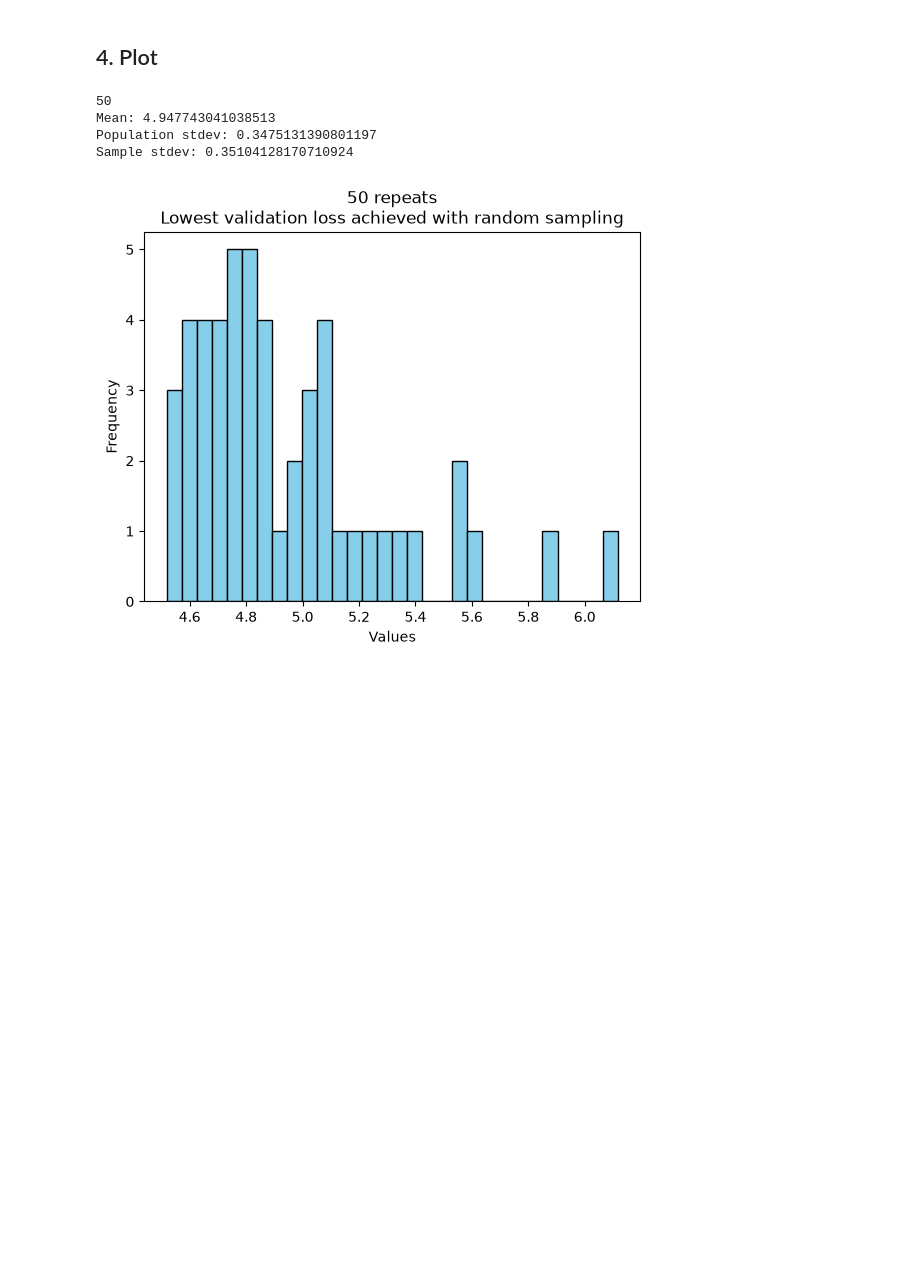
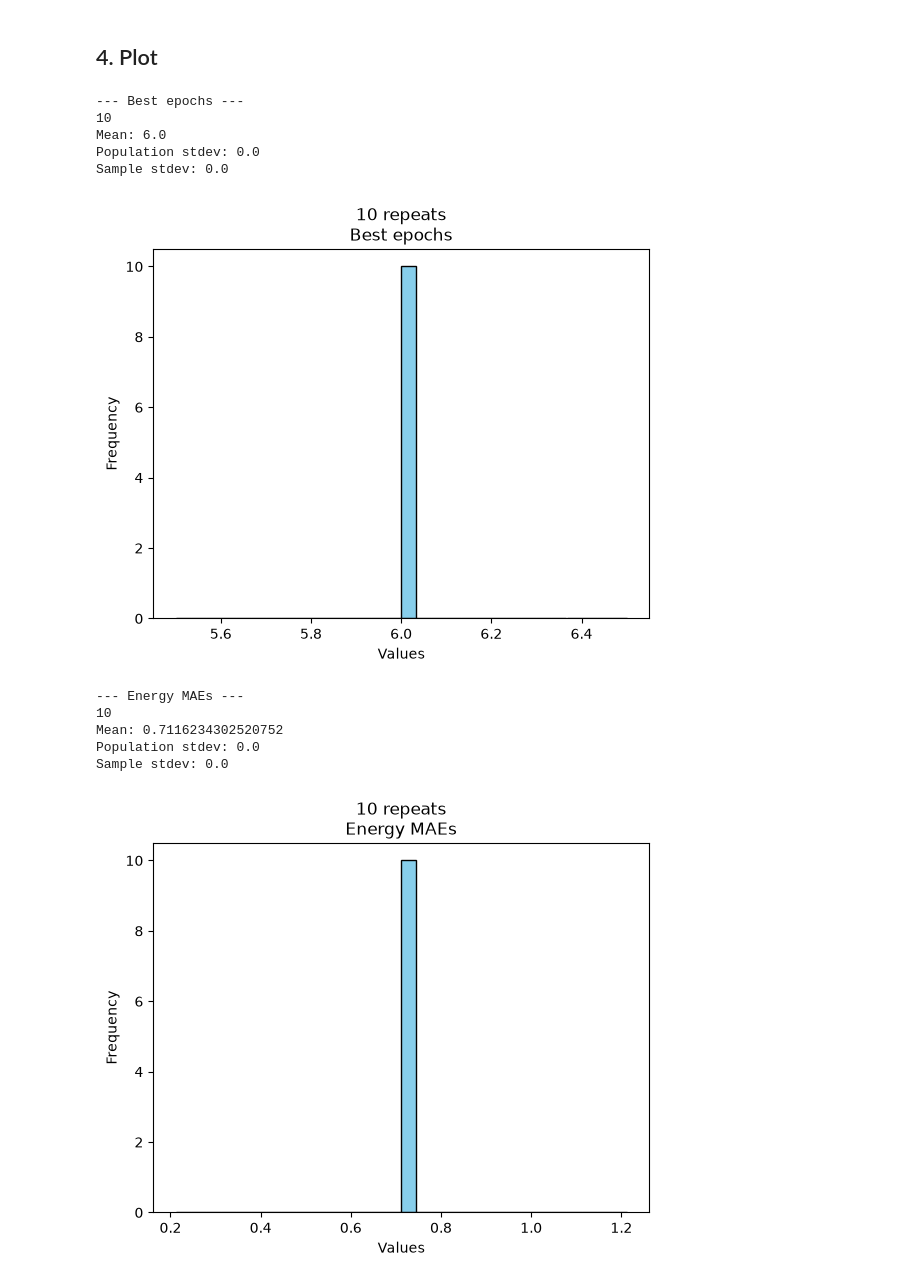
Before and after one commit to yoghurtfork/X-MACE-sampling, a Jupyter notebook: notebooks/repeated_runs.ipynb, the cells around one changed output. Drawn from its saved outputs; the diff is of its cells as text; code cells hidden in the pictures; blank space fills up the shorter version.

```diff
--- a/notebooks/repeated_runs.ipynb
+++ b/notebooks/repeated_runs.ipynb
@@ -269,7 +273,7 @@ desc_matrix:
 ## 2. Choose selector
 # %%
 SELECTOR_TYPE = ["random_sampling", "farthest_point_sampling", "k_means_clustering", "birch", "dbscan", "dbscan_weighted"]
-SELECTOR = SELECTOR_TYPE[2]  # choose the selector type to use
+SELECTOR = SELECTOR_TYPE[0]  # choose the selector type to use
 
 # number of samples to select from the transfer dataset
 N_SAMPLES = 100
@@ -290,6 +301,8 @@ NameError: name 'selectors' is not defined
 best_epochs = []
 energy_maes = []
 # %%
+N_REPEATS = 10
+
 # load train, valid, test sets
 transfer_train_loader = data_builder.load(
     sampled_atoms, batch_size=BATCH_SIZE, shuffle=True
@@ -301,7 +314,7 @@ full_test_loader = data_builder.load(
     transfer_test_set, batch_size=BATCH_SIZE, shuffle=False
 )
 
-for _ in range(50):
+for _ in range(N_REPEATS):
 
     # do the training
     transfer_model = NaiveStrategy().apply(base_model)
@@ -343,21 +356,43 @@ Final valid loss: 5.224596
 # %%
 import matplotlib.pyplot as plt
 
-print(len(lowest_losses))
-print("Mean:", np.mean(lowest_losses))
-print("Population stdev:", np.std(lowest_losses))
-print("Sample stdev:", np.std(lowest_losses, ddof=1))
+print("--- Best epochs ---")
+print(len(best_epochs))
+print("Mean:", np.mean(best_epochs))
+print("Population stdev:", np.std(best_epochs))
+print("Sample stdev:", np.std(best_epochs, ddof=1))
 
-plt.hist(lowest_losses, bins=30, color='skyblue', edgecolor='black')
+plt.hist(best_epochs, bins=30, color='skyblue', edgecolor='black')
 
-plt.title(f'50 repeats\nLowest validation loss achieved with random sampling')
+plt.title(f'{N_REPEATS} repeats\nBest epochs')
 plt.xlabel('Values')
 plt.ylabel('Frequency')
 
 plt.show()
+
+print("--- Energy MAEs ---")
+print(len(energy_maes))
+print("Mean:", np.mean(energy_maes))
+print("Population stdev:", np.std(energy_maes))
+print("Sample stdev:", np.std(energy_maes, ddof=1))
+
+plt.hist(energy_maes, bins=30, color='skyblue', edgecolor='black')
+
+plt.title(f'{N_REPEATS} repeats\nEnergy MAEs')
+plt.xlabel('Values')
+plt.ylabel('Frequency')
+
+plt.show()
 # %% [output]
-50
-Mean: 4.947743041038513
-Population stdev: 0.3475131390801197
-Sample stdev: 0.35104128170710924
+--- Best epochs ---
+10
+Mean: 6.0
+Population stdev: 0.0
+Sample stdev: 0.0
-[figure, old version]
+[figure, new version]
+--- Energy MAEs ---
+10
+Mean: 0.7116234302520752
+Population stdev: 0.0
+Sample stdev: 0.0
+[figure, added]
```
Also changed, not shown: parts of 5 cells of this notebook, 4 other files.
